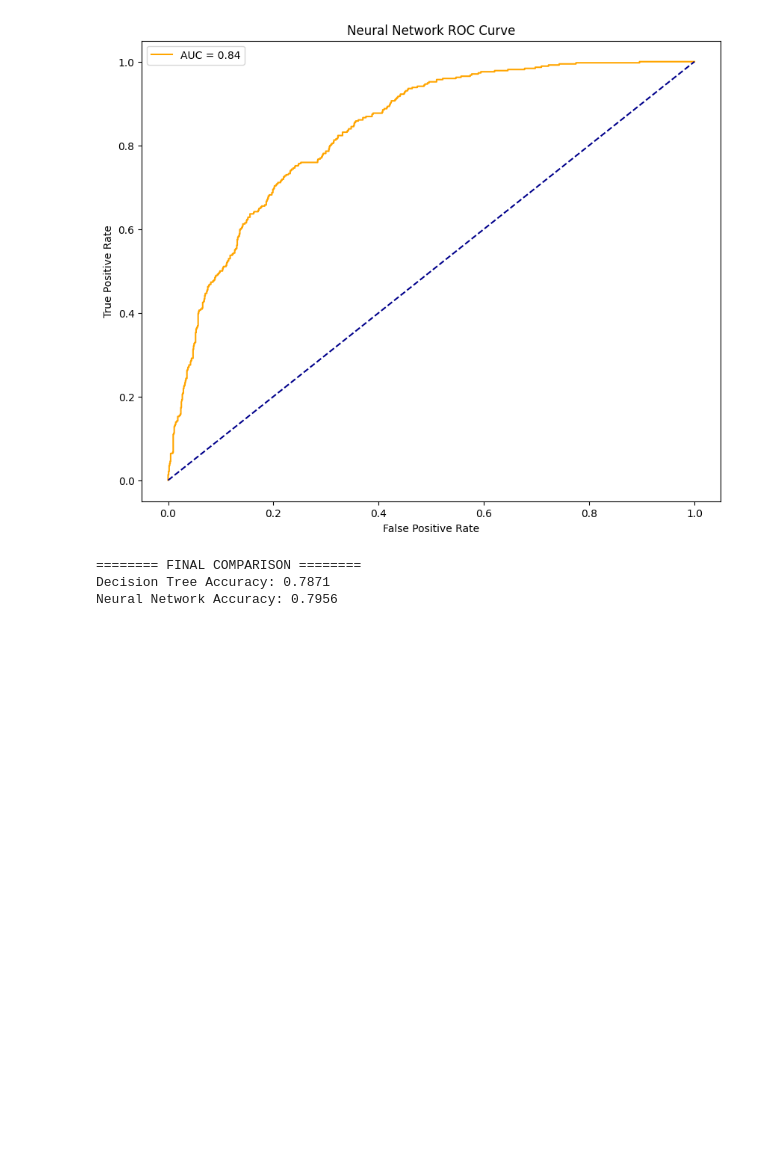
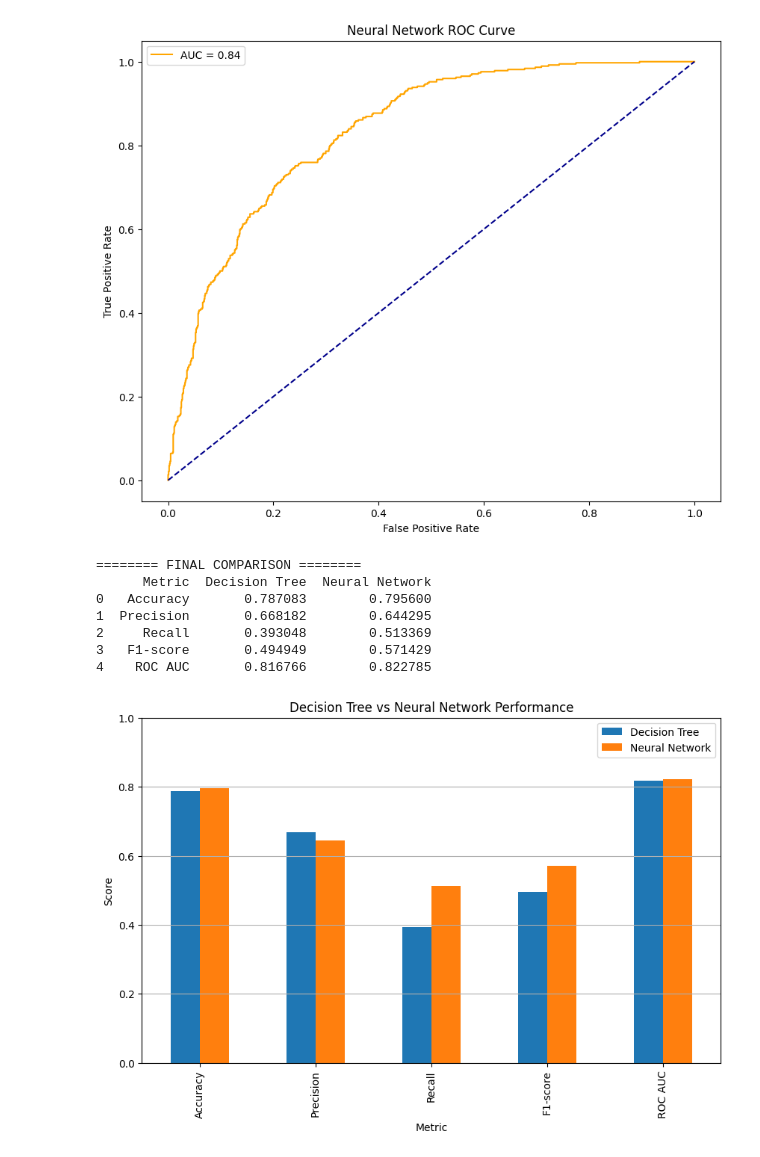
Before and after one commit to Faara34/TelecomChurnMl, a Jupyter notebook: CwMl.ipynb, the cells around one changed output. Drawn from its saved outputs; the diff is of its cells as text; code cells hidden in the pictures; blank space fills up the shorter version.

```diff
--- a/CwMl.ipynb
+++ b/CwMl.ipynb
@@ -528,11 +528,45 @@ plot_roc_curve(fpr_nn, tpr_nn, auc_score_nn, 'Neural Network ROC Curve')
 # %% [output]
 45/45 ━━━━━━━━━━━━━━━━━━━━ 0s 1ms/step
 [figure]
-# %%
-print("======== FINAL COMPARISON ========")
-print(f"Decision Tree Accuracy: {accuracy_score(y_test, y_pred):.4f}")
-print(f"Neural Network Accuracy: {accuracy_score(y_test, y_pred_nn):.4f}")
-# %% [output]
-======== FINAL COMPARISON ========
-Decision Tree Accuracy: 0.7871
-Neural Network Accuracy: 0.7956
+# %%
+
+
+acc_dt = accuracy_score(y_test, y_pred_dt)
+prec_dt = precision_score(y_test, y_pred_dt)
+rec_dt = recall_score(y_test, y_pred_dt)
+f1_dt = f1_score(y_test, y_pred_dt)
+auc_dt = roc_auc_score(y_test, y_prob_dt)
+
+
+acc_nn = accuracy_score(y_test, y_pred_nn)
+prec_nn = precision_score(y_test, y_pred_nn)
+rec_nn = recall_score(y_test, y_pred_nn)
+f1_nn = f1_score(y_test, y_pred_nn)
+auc_nn = roc_auc_score(y_test, y_prob_nn)
+
+
+comparison_df = pd.DataFrame({
+    "Metric": ["Accuracy", "Precision", "Recall", "F1-score", "ROC AUC"],
+    "Decision Tree": [acc_dt, prec_dt, rec_dt, f1_dt, auc_dt],
+    "Neural Network": [acc_nn, prec_nn, rec_nn, f1_nn, auc_nn]
+})
+
+print("======== FINAL COMPARISON ========")
+print(comparison_df)
+
+
+comparison_df.set_index("Metric").plot(kind="bar", figsize=(10,6))
+plt.title("Decision Tree vs Neural Network Performance")
+plt.ylabel("Score")
+plt.ylim(0, 1)
+plt.grid(axis='y')
+plt.show()
+# %% [output]
+======== FINAL COMPARISON ========
+      Metric  Decision Tree  Neural Network
+0   Accuracy       0.787083        0.795600
+1  Precision       0.668182        0.644295
+2     Recall       0.393048        0.513369
+3   F1-score       0.494949        0.571429
+4    ROC AUC       0.816766        0.822785
+[figure, added]
```
